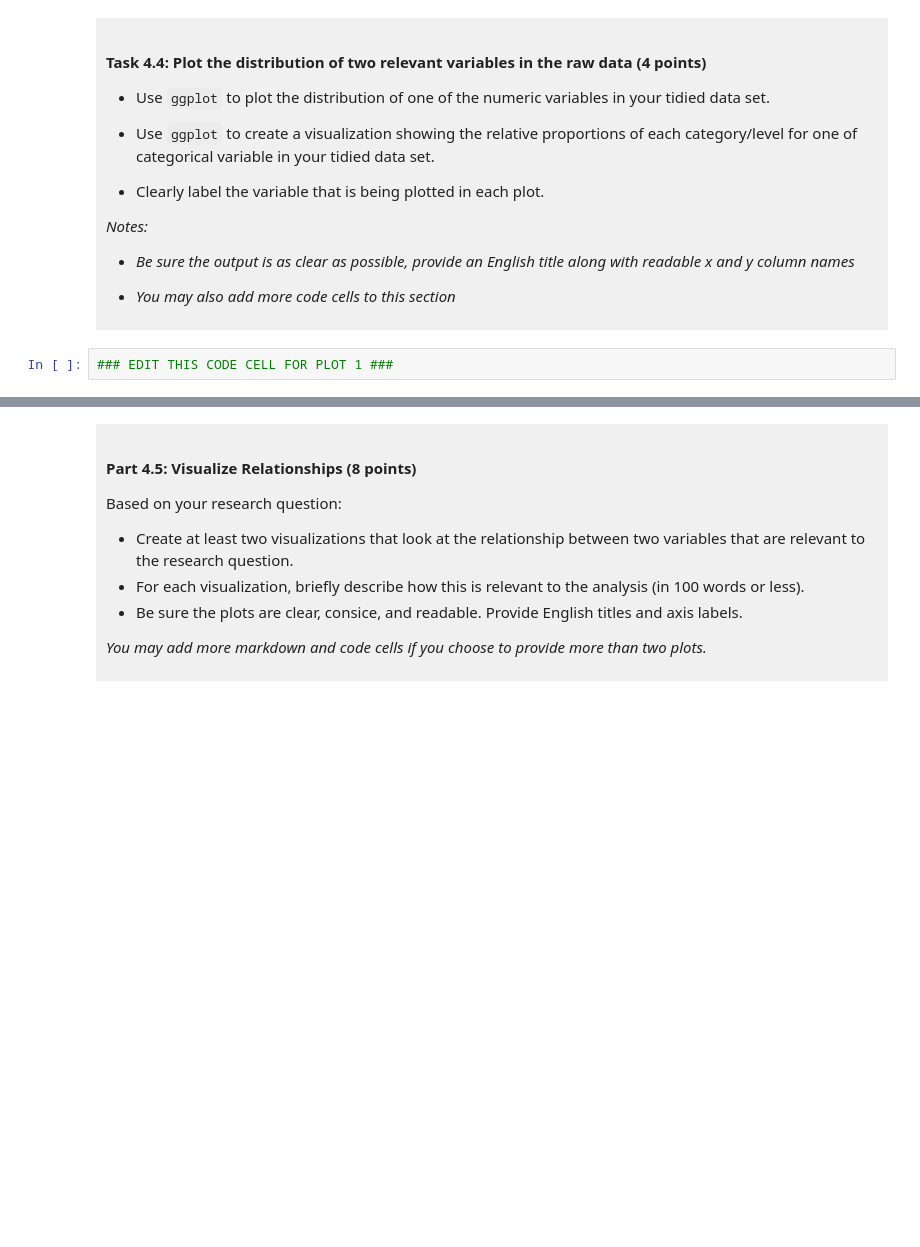
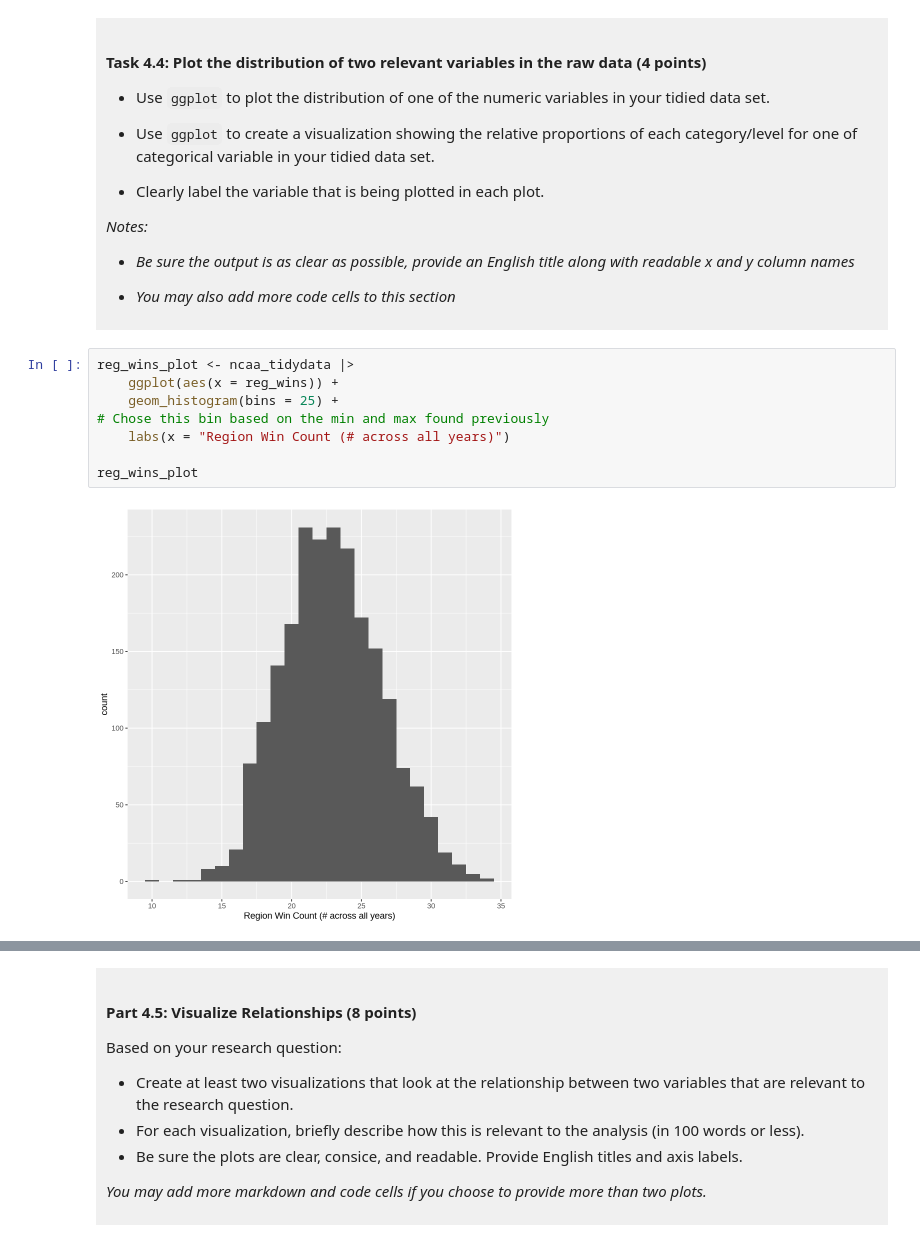
Before and after one commit to RayanHu74/dsci-100-project-rayan-hu, a Jupyter notebook: dsci-100-project-notebook.ipynb, the cells around one changed output, grey strips where cells are left out. Saved outputs shown, nothing was run; the diff lists cells and outputs as text; blank space fills up the shorter version.

```diff
--- a/dsci-100-project-notebook.ipynb
+++ b/dsci-100-project-notebook.ipynb
@@ -308,5 +362,13 @@ You will refine your research question (if needed) and produce a tidy data set.
 
 </div>
 # %%
-### EDIT THIS CODE CELL FOR PLOT 1 ###
+reg_wins_plot <- ncaa_tidydata |>
+    ggplot(aes(x = reg_wins)) +
+    geom_histogram(bins = 25) +
+# Chose this bin based on the min and max found previously
+    labs(x = "Region Win Count (# across all years)")
+
+reg_wins_plot
+# %% [output]
+[figure, added]
 # %%
```
Also changed, not shown: parts of 11 cells of this notebook.
